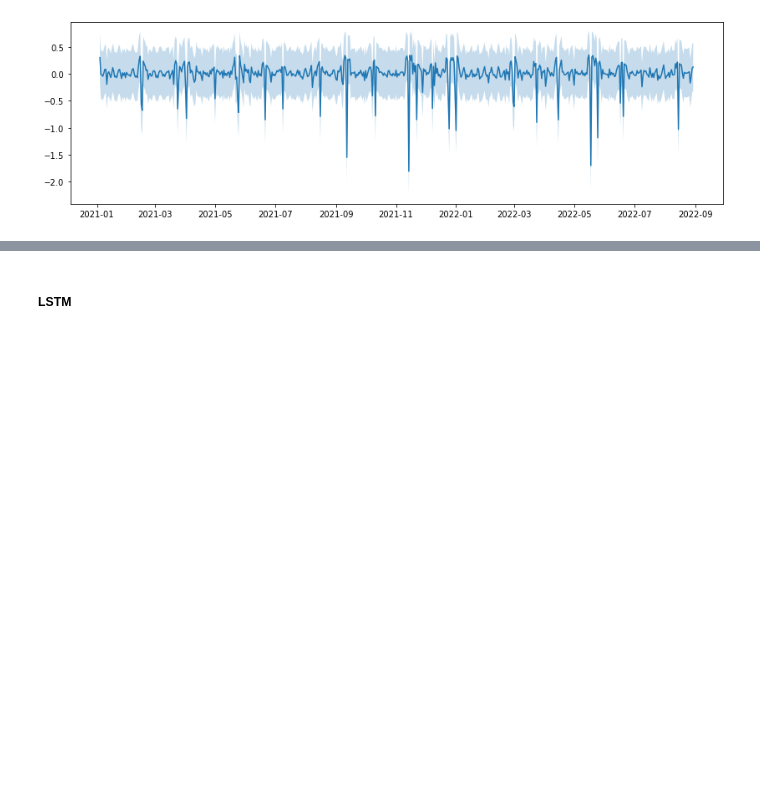
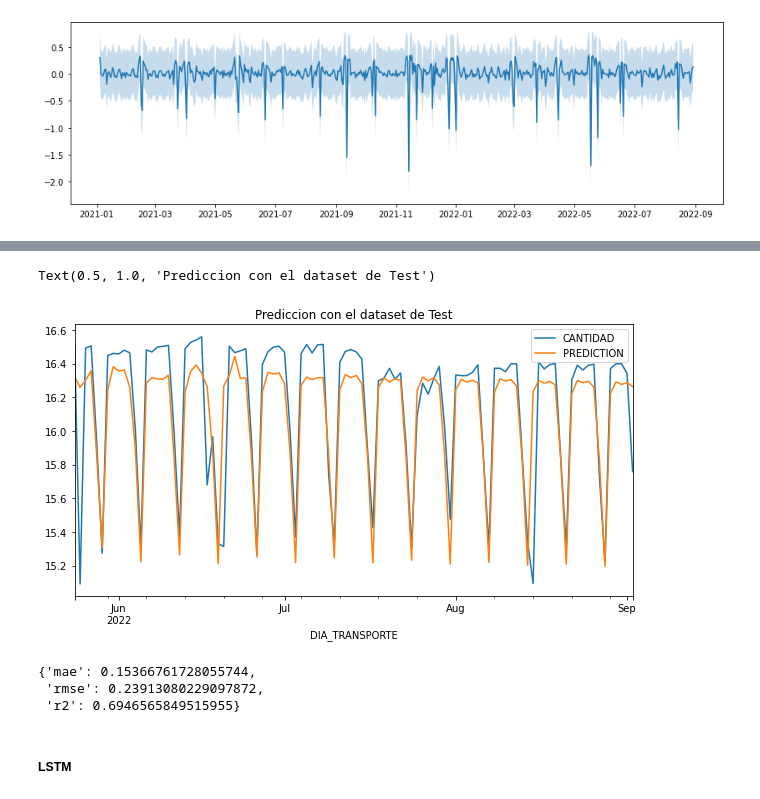
Before and after one commit to lrivela/rivela-st, a Jupyter notebook: tp-integrador/rivela-5co-tp.ipynb, the cells around one changed output, grey strips where cells are left out. Saved outputs shown, nothing was run; the diff lists cells and outputs as text; code cells hidden in the pictures; blank space fills up the shorter version.

Commit message:
:wrench: agrego forecast con sarimax

```diff
--- a/tp-integrador/rivela-5co-tp.ipynb
+++ b/tp-integrador/rivela-5co-tp.ipynb
@@ -1078,0 +1097,8 @@ plt.fill_between(x=decomp2_resid.index, y1=decomp2_resid - 2*sd, y2=decomp2_resi
+# %%
+sarimax_train = exog.iloc[:508].copy()
+sarimax_test = exog.iloc[508:].copy()
+# %%
+sarimax_exog = sm.tsa.statespace.SARIMAX(sarimax_train["CANTIDAD"], exog=sarimax_train["EXOG"], order=(6,0,2), seasonal_order=(6,1,2,7)).fit(disp=-1)
+# %%
+forecast = sarimax_exog.predict(start = sarimax_train.shape[0], end = sarimax_train.shape[0] + sarimax_test.shape[0] -1, exog=sarimax_test["EXOG"])
+forecast
@@ -1078,0 +1118,5 @@ plt.fill_between(x=decomp2_resid.index, y1=decomp2_resid - 2*sd, y2=decomp2_resi
+# %%
+sarimax_prediction = sarimax_test.copy()
+sarimax_prediction["PREDICTION"] = forecast
+sarimax_prediction.drop(columns=["EXOG"], inplace=True)
+sarimax_prediction
@@ -1078,0 +1138,6 @@ plt.fill_between(x=decomp2_resid.index, y1=decomp2_resid - 2*sd, y2=decomp2_resi
+# %%
+sarimax_prediction.plot(figsize=[10,5])
+plt.title("Prediccion con el dataset de Test")
+# %% [output]
+Text(0.5, 1.0, 'Prediccion con el dataset de Test')
+[figure, added]
@@ -1079,3 +1149,10 @@ plt.fill_between(x=decomp2_resid.index, y1=decomp2_resid - 2*sd, y2=decomp2_resi
+# %%
+sarimax_metrics = calculate_metrics(sarimax_prediction)
+sarimax_metrics
+# %% [output]
+{'mae': 0.15366761728055744,
+ 'rmse': 0.23913080229097872,
+ 'r2': 0.6946565849515955}
 # %% [markdown]
 ##### LSTM
 # %%
```
Also changed, not shown: parts of 6 cells of this notebook.
